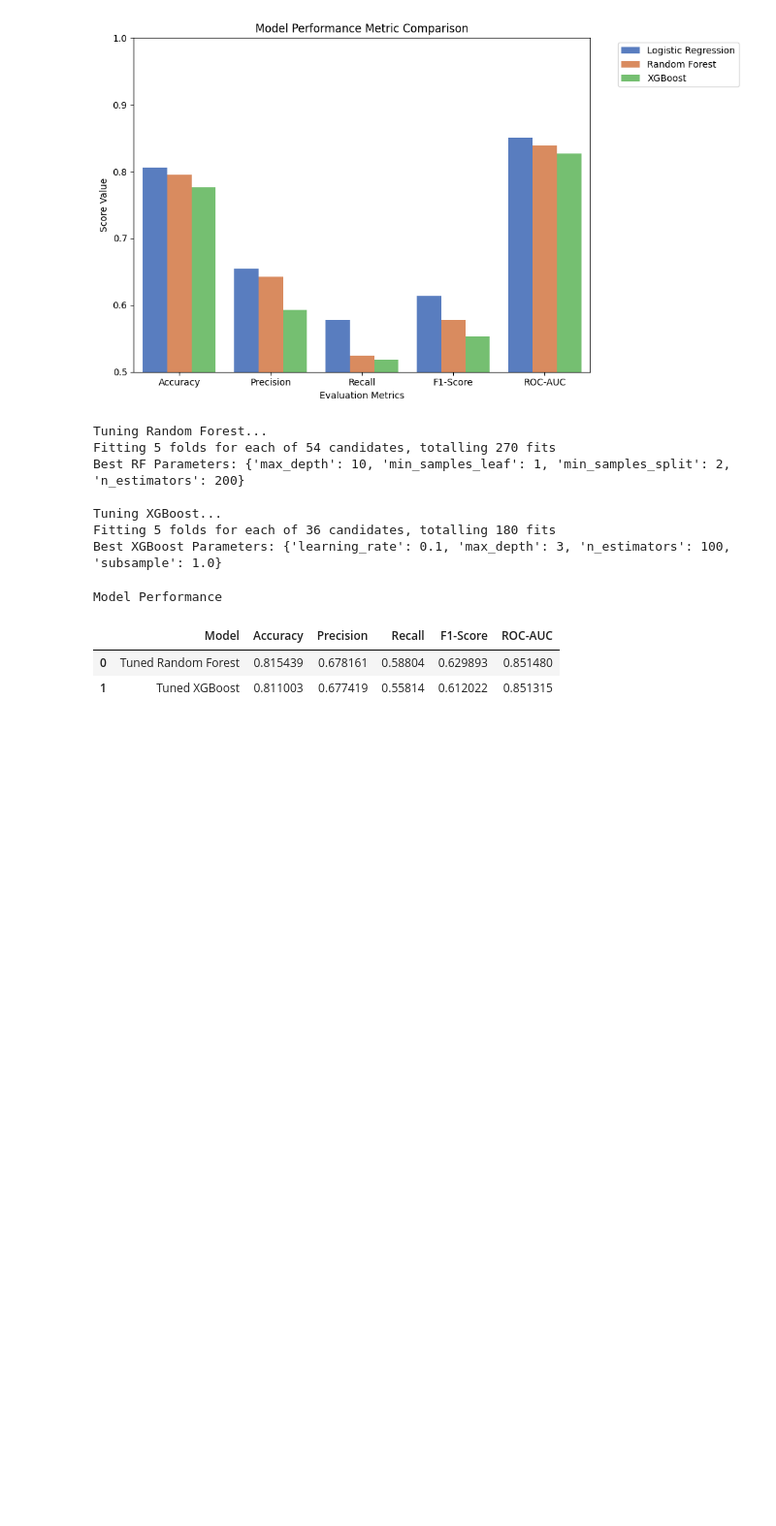
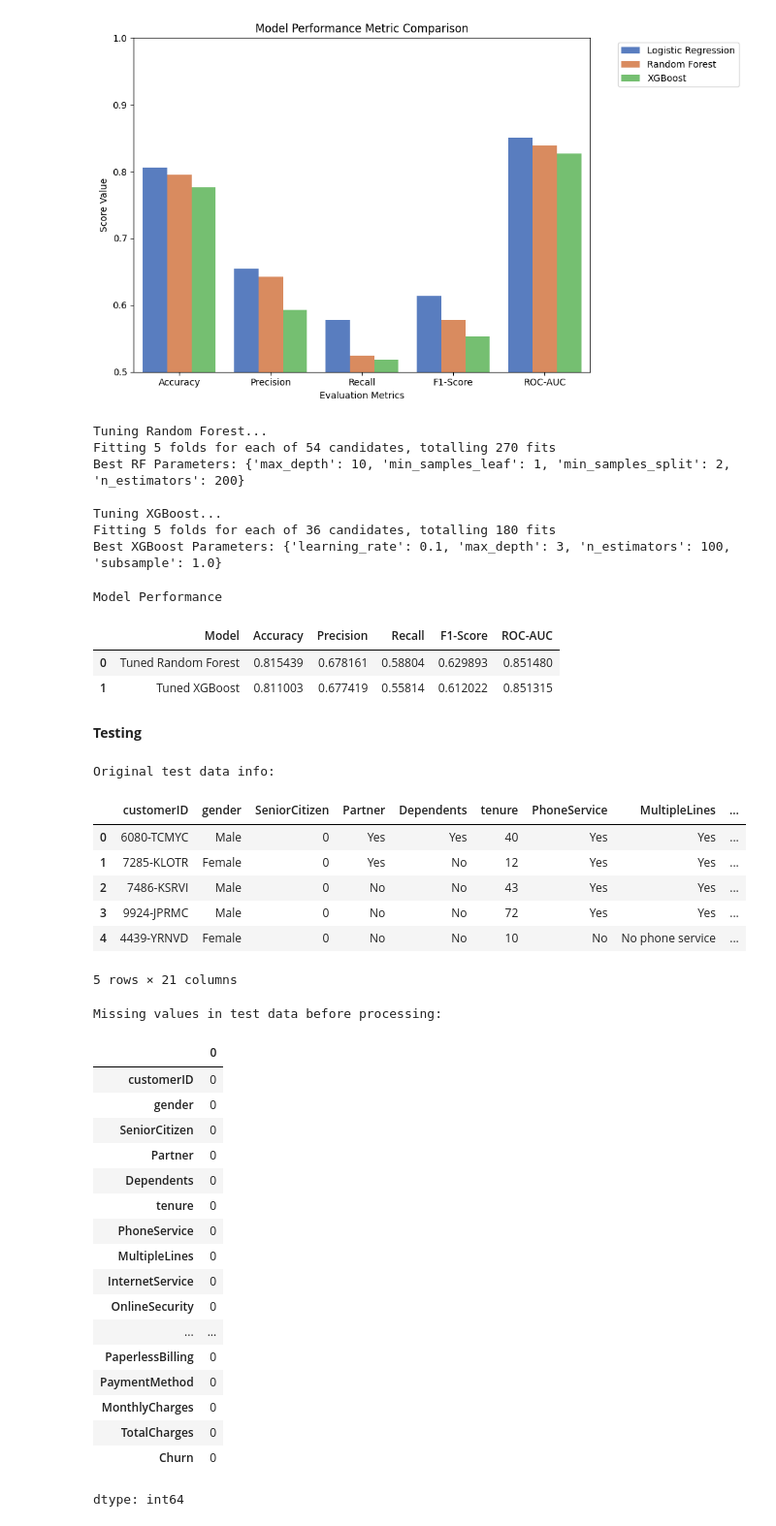
Before and after one commit to Aravindmu/Supervised-Learning-, a Jupyter notebook: Supervised_Learning.ipynb, the cells around one changed output. Shown at 97% size. Saved outputs shown, nothing was run; the diff lists cells and outputs as text; code cells hidden in the pictures; blank space fills up the shorter version.

```diff
--- a/Supervised_Learning.ipynb
+++ b/Supervised_Learning.ipynb
@@ -518,3 +518,40 @@ Model Performance
 |  | Model | Accuracy | Precision | Recall | F1-Score | ROC-AUC |
 | 0 | Tuned Random Forest | 0.815439 | 0.678161 | 0.58804 | 0.629893 | 0.851480 |
 | 1 | Tuned XGBoost | 0.811003 | 0.677419 | 0.55814 | 0.612022 | 0.851315 |
+# %% [markdown]
+**Testing**
+# %%
+test_data = pd.read_csv('/content/Testing_data.csv')
+
+print("Original test data info:")
+display(test_data.head())
+print("\nMissing values in test data before processing:")
+display(test_data.isnull().sum())
+# %% [output]
+Original test data info:
+|  | customerID | gender | SeniorCitizen | Partner | Dependents | tenure | PhoneService | MultipleLines | ... |
+| 0 | 6080-TCMYC | Male | 0 | Yes | Yes | 40 | Yes | Yes | ... |
+| 1 | 7285-KLOTR | Female | 0 | Yes | No | 12 | Yes | Yes | ... |
+| 2 | 7486-KSRVI | Male | 0 | No | No | 43 | Yes | Yes | ... |
+| 3 | 9924-JPRMC | Male | 0 | No | No | 72 | Yes | Yes | ... |
+| 4 | 4439-YRNVD | Female | 0 | No | No | 10 | No | No phone service | ... |
+5 rows × 21 columns
+Missing values in test data before processing:
+|  | 0 |
+| customerID | 0 |
+| gender | 0 |
+| SeniorCitizen | 0 |
+| Partner | 0 |
+| Dependents | 0 |
+| tenure | 0 |
+| PhoneService | 0 |
+| MultipleLines | 0 |
+| InternetService | 0 |
+| OnlineSecurity | 0 |
+| ... | ... |
+| PaperlessBilling | 0 |
+| PaymentMethod | 0 |
+| MonthlyCharges | 0 |
+| TotalCharges | 0 |
+| Churn | 0 |
+dtype: int64
```
Also changed, not shown: parts of 5 cells of this notebook.
